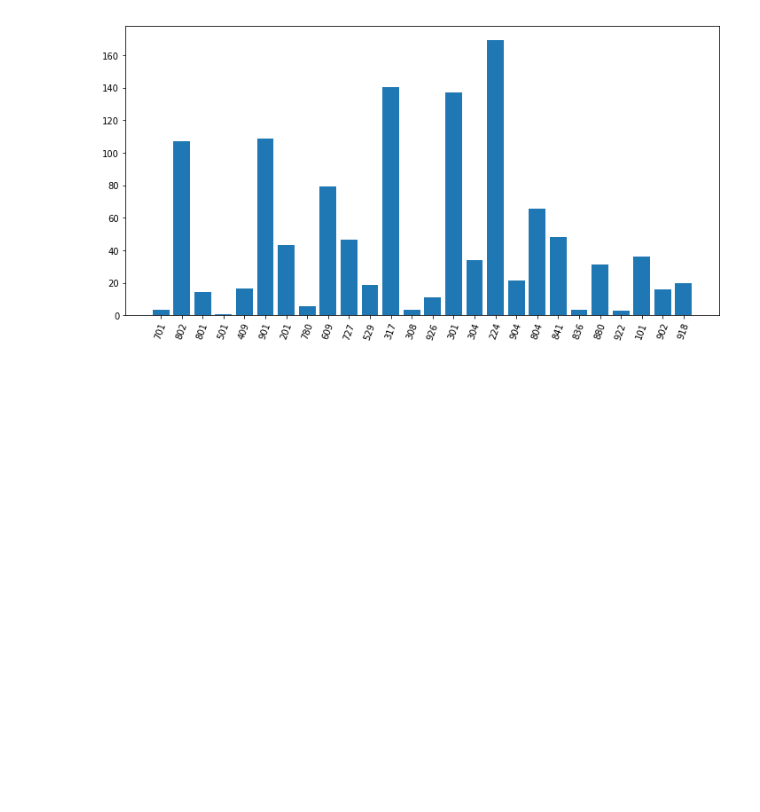
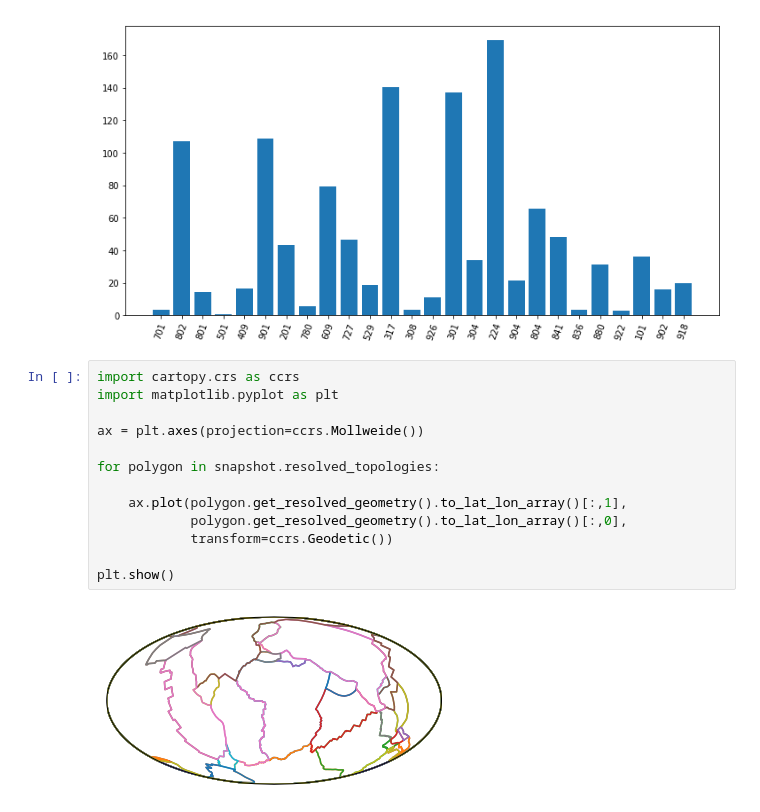
Before and after one commit to siwill22/PlateDriver, a Jupyter notebook: plate_driver_example.ipynb, the cells around one changed output. Saved outputs shown, nothing was run; the diff lists cells and outputs as text; blank space fills up the shorter version.

Commit message:
add some cartopy plotting

```diff
--- a/plate_driver_example.ipynb
+++ b/plate_driver_example.ipynb
@@ -126,3 +123,18 @@ ax.set_xticklabels(plate_ids,rotation=70)
 plt.show()
 # %% [output]
 [figure]
+# %%
+import cartopy.crs as ccrs
+import matplotlib.pyplot as plt
+
+ax = plt.axes(projection=ccrs.Mollweide())
+
+for polygon in snapshot.resolved_topologies:
+
+    ax.plot(polygon.get_resolved_geometry().to_lat_lon_array()[:,1],
+            polygon.get_resolved_geometry().to_lat_lon_array()[:,0],
+            transform=ccrs.Geodetic())
+
+plt.show()
+# %% [output]
+[figure, added]
```
Also changed, not shown: parts of 3 cells of this notebook.
